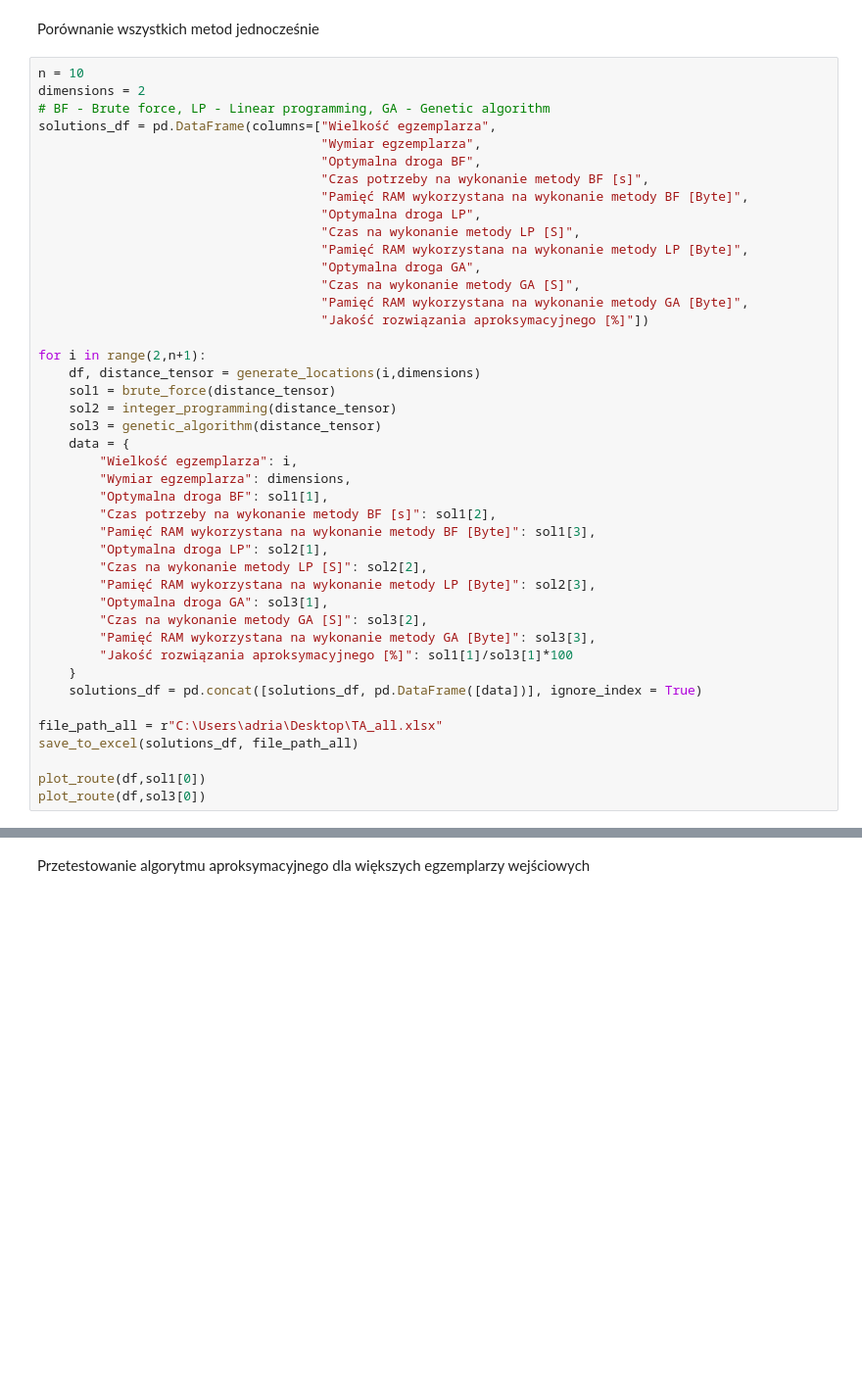
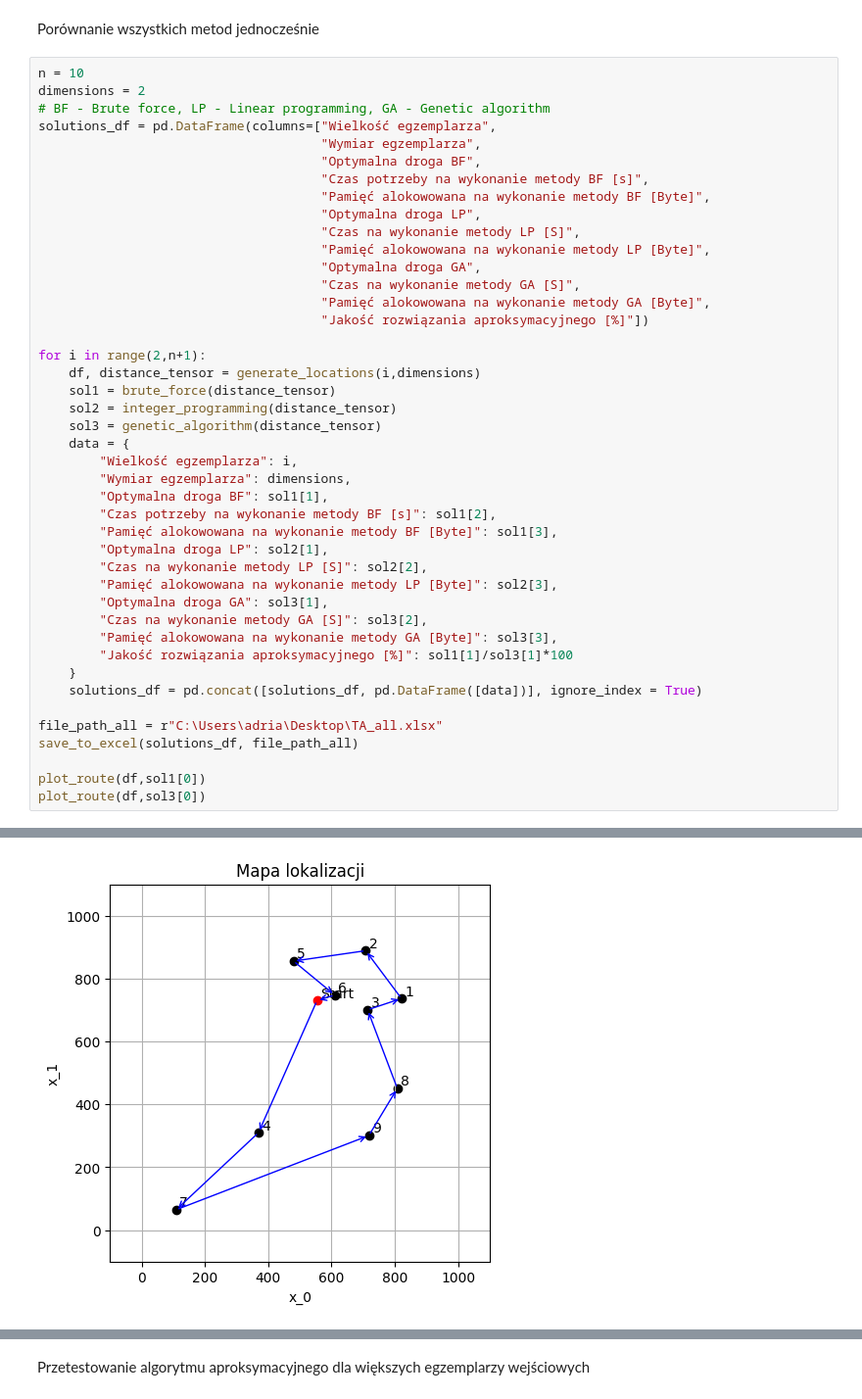
Before and after one commit to AdrianPanasiewicz/Linear_Programming_and_Genetic_Algorithm_Solution_to_TSP, a Jupyter notebook: notebook.ipynb, the cells around one changed output, grey strips where cells are left out. Shown at 98% size. Saved outputs shown, nothing was run; the diff lists cells and outputs as text; blank space fills up the shorter version.

```diff
--- a/notebook.ipynb
+++ b/notebook.ipynb
@@ -376,13 +386,13 @@ solutions_df = pd.DataFrame(columns=["Wielkość egzemplarza",
                                      "Wymiar egzemplarza",
                                      "Optymalna droga BF",
                                      "Czas potrzeby na wykonanie metody BF [s]",
-                                     "Pamięć RAM wykorzystana na wykonanie metody BF [Byte]",
+                                     "Pamięć alokowowana na wykonanie metody BF [Byte]",
                                      "Optymalna droga LP",
                                      "Czas na wykonanie metody LP [S]",
-                                     "Pamięć RAM wykorzystana na wykonanie metody LP [Byte]",
+                                     "Pamięć alokowowana na wykonanie metody LP [Byte]",
                                      "Optymalna droga GA",
                                      "Czas na wykonanie metody GA [S]",
-                                     "Pamięć RAM wykorzystana na wykonanie metody GA [Byte]",
+                                     "Pamięć alokowowana na wykonanie metody GA [Byte]",
                                      "Jakość rozwiązania aproksymacyjnego [%]"])
 
 for i in range(2,n+1):
@@ -395,13 +405,13 @@ for i in range(2,n+1):
         "Wymiar egzemplarza": dimensions,
         "Optymalna droga BF": sol1[1],
         "Czas potrzeby na wykonanie metody BF [s]": sol1[2],
-        "Pamięć RAM wykorzystana na wykonanie metody BF [Byte]": sol1[3],
+        "Pamięć alokowowana na wykonanie metody BF [Byte]": sol1[3],
         "Optymalna droga LP": sol2[1],
         "Czas na wykonanie metody LP [S]": sol2[2],
-        "Pamięć RAM wykorzystana na wykonanie metody LP [Byte]": sol2[3],
+        "Pamięć alokowowana na wykonanie metody LP [Byte]": sol2[3],
         "Optymalna droga GA": sol3[1],
         "Czas na wykonanie metody GA [S]": sol3[2],
-        "Pamięć RAM wykorzystana na wykonanie metody GA [Byte]": sol3[3],
+        "Pamięć alokowowana na wykonanie metody GA [Byte]": sol3[3],
         "Jakość rozwiązania aproksymacyjnego [%]": sol1[1]/sol3[1]*100
     }
     solutions_df = pd.concat([solutions_df, pd.DataFrame([data])], ignore_index = True)
@@ -411,3 +421,4 @@ save_to_excel(solutions_df, file_path_all)
 
 plot_route(df,sol1[0])
 plot_route(df,sol3[0])
+# %% [output]
@@ -413,0 +426 @@ plot_route(df,sol3[0])
+[figure, added]
```
Also changed, not shown: parts of 6 cells of this notebook.
